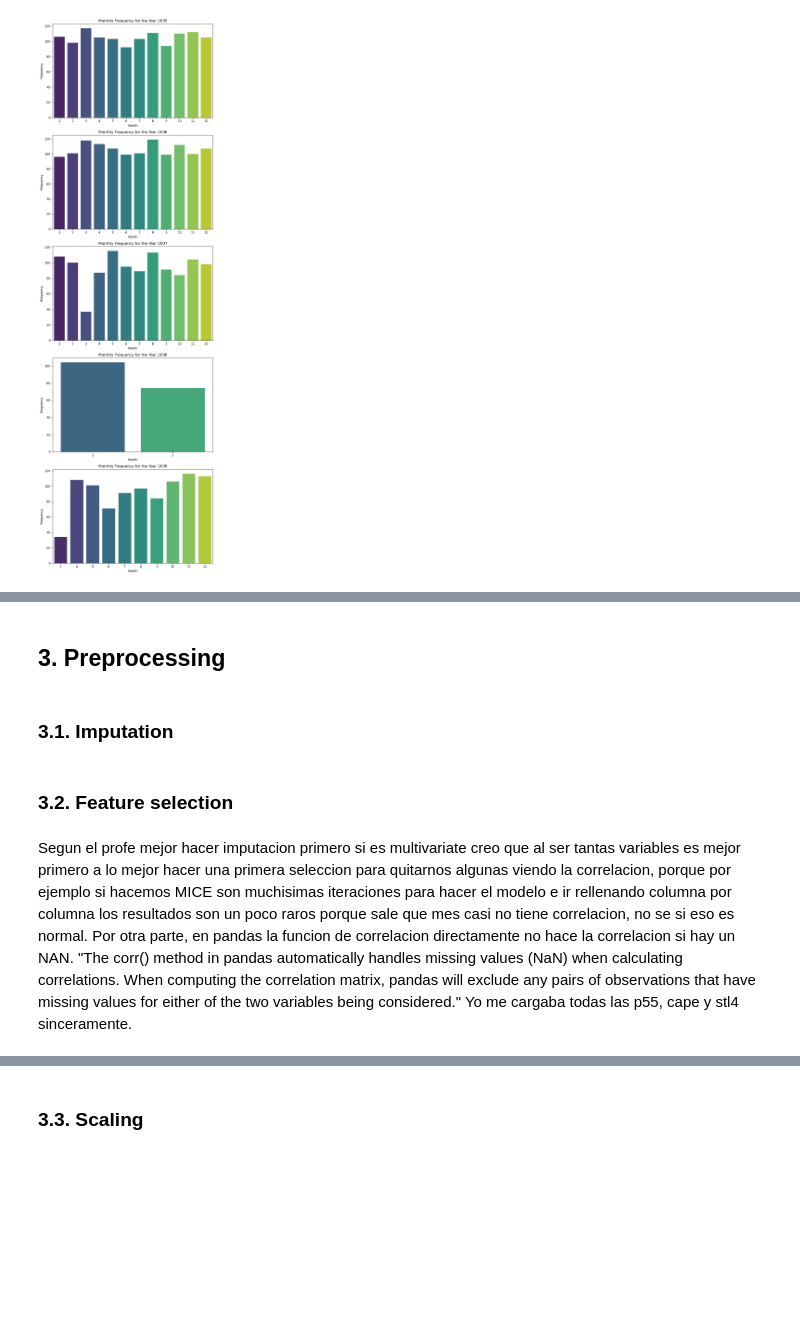
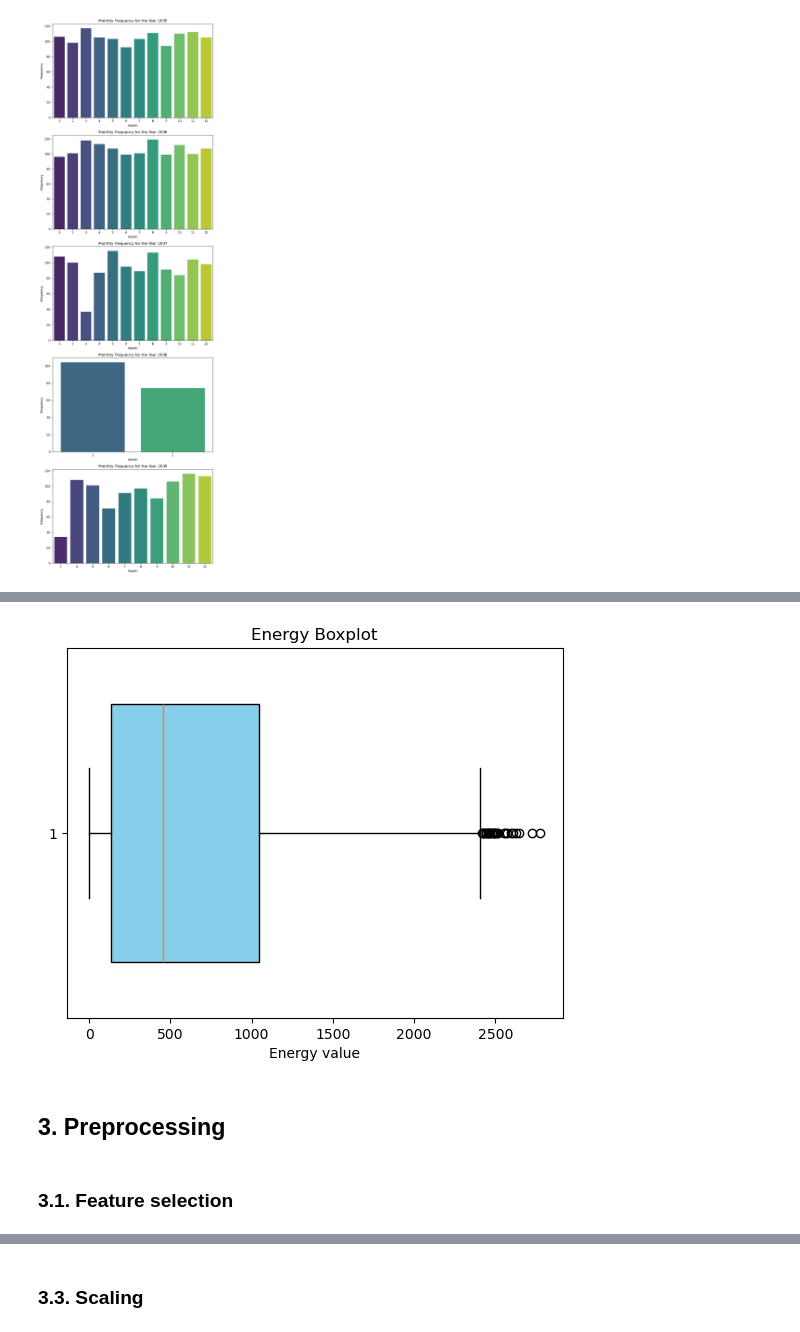
Before and after one commit to vanguix/Big_Data_Intelligence, a Jupyter notebook: PREDICTING WIND ENERGY PRODUCTION_Victoria.ipynb, the cells around one changed output, grey strips where cells are left out. Cells and saved outputs as stored; diff of their text form; code cells hidden in the pictures; blank space fills up the shorter version.

```diff
--- a/PREDICTING WIND ENERGY PRODUCTION_Victoria.ipynb
+++ b/PREDICTING WIND ENERGY PRODUCTION_Victoria.ipynb
@@ -35,7 +36,7 @@ import numpy as np
 wind_ava = pd.read_csv("C:\\Users\\victoria\\Escritorio\\MASTER\\Big Data Intelligence\\Assignment_1\\Big_Data_Intelligence\\wind_available.csv.gzip", compression="gzip")
 # %%
 #pongo aqui abajo mi path
-wind_ava = pd.read_csv("/Users/pameladiaz/Documents/GitHub/Big_Data_Intelligence/wind_available.csv.gzip", compression="gzip")
+#wind_ava = pd.read_csv("/Users/pameladiaz/Documents/GitHub/Big_Data_Intelligence/wind_available.csv.gzip", compression="gzip")
 # %% [markdown]
 ## 1. Exploratory Data Analysis
 
@@ -341,13 +332,26 @@ In practice, it's common to try multiple metrics and consider the overall perfor
 # %%
-from sklearn.model_selection import train_test_split
 ##chat gpt
-# Filtra las observaciones para obtener el conjunto de entrenamiento (datos anteriores a 2009) y el conjunto de prueba (datos de 2009 y posteriores)
-train_data = wind_ava[wind_ava['year'] < 2009]
-test_data = wind_ava[wind_ava['year'] >= 2009]
+# Splitting the data into training and test sets
+train_data = wind_ava[wind_ava['year'].isin([2005, 2006, 2007])]
+test_data = wind_ava[wind_ava['year'].isin([2008, 2009])]
 
-# Divide los conjuntos de entrenamiento y prueba en características (X) y etiquetas (y)
-X_train = train_data.drop('energy', axis=1)  # Ajusta 'target_column' al nombre de la columna que contiene la variable objetivo
+# Further split the training set into train-train and train-validation
+train_train_data = train_data[train_data['year'].isin([2005, 2006])]
+train_validation_data = train_data[train_data['year'] == 2007]
+
+
+# Features and target for training set
+X_train_train = train_train_data.drop('energy', axis=1)
+#y_train_train = train_train_data['energy']
+
+X_train = train_data.drop('energy', axis=1)
 y_train = train_data['energy']
 
+
+# Features and target for validation set
+X_train_validation = train_validation_data.drop('energy', axis=1)
+#y_train_validation = train_validation_data['energy']
+
+# Features and target for test set
 X_test = test_data.drop('energy', axis=1)
 y_test = test_data['energy']
@@ -393,12 +387,11 @@ RandomForestRegressor does not accept missing values encoded as NaN natively. Fo
+# %%
+plt.boxplot(train_train_data['energy'], vert=False, widths=0.7, patch_artist=True, boxprops=dict(facecolor='skyblue', color='black'))
+plt.title('Energy Boxplot')
+plt.xlabel('Energy value')
+plt.show()
+# %% [output]
+[figure, added]
 # %% [markdown]
 ## 3. Preprocessing
-# %% [markdown]
-### 3.1. Imputation
 # %% [markdown]
-### 3.2. Feature selection
+### 3.1. Feature selection
-# %% [markdown]
-Segun el profe mejor hacer imputacion primero si es multivariate creo que al ser tantas variables es mejor primero a lo mejor hacer una primera seleccion para quitarnos algunas viendo la correlacion, porque por ejemplo si hacemos MICE son muchisimas iteraciones para hacer el modelo e ir rellenando columna por columna
-los resultados son un poco raros porque sale que mes casi no tiene correlacion, no se si eso es normal.
-Por otra parte, en pandas la funcion de correlacion directamente no hace la correlacion si hay un NAN.
-"The corr() method in pandas automatically handles missing values (NaN) when calculating correlations. When computing the correlation matrix, pandas will exclude any pairs of observations that have missing values for either of the two variables being considered."
-Yo me cargaba todas las p55, cape y stl4 sinceramente.
```
Also changed, not shown: parts of 30 cells of this notebook.
